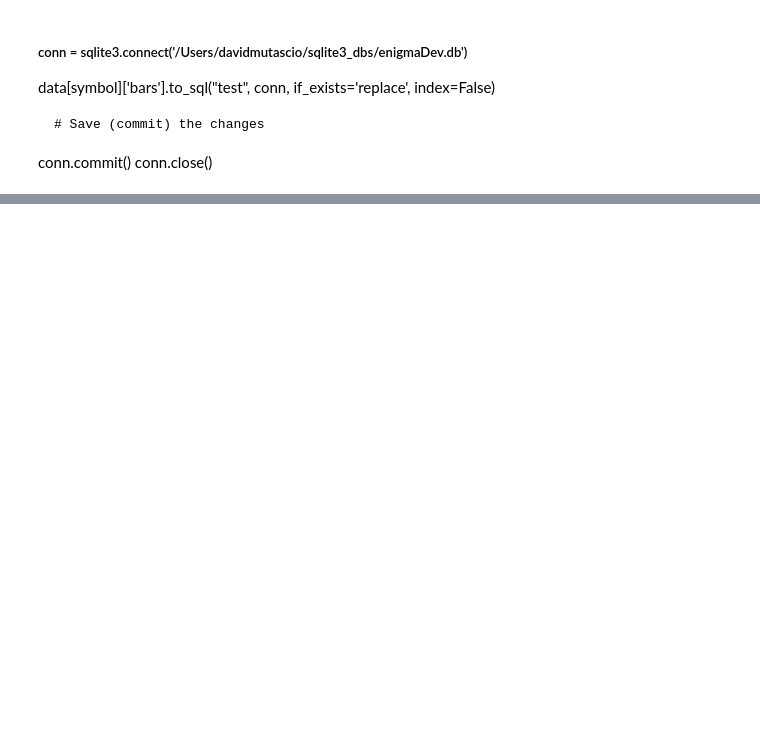
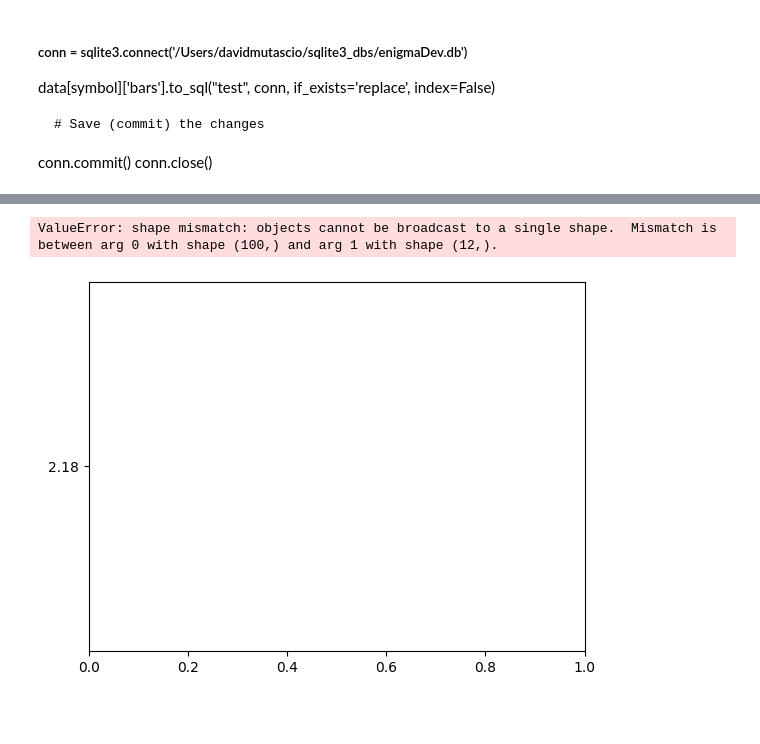
Before and after one commit to dmutascio/enigmaTrainer, a Jupyter notebook: enigmaTrainer.ipynb, the cells around one changed output, grey strips where cells are left out. Saved outputs shown, nothing was run; the diff lists cells and outputs as text; code cells hidden in the pictures; blank space fills up the shorter version.

```diff
--- a/enigmaTrainer.ipynb
+++ b/enigmaTrainer.ipynb
@@ -1094,2 +1133,11 @@ print(df)
+# %%
+plt.bar(range(1, 100+1), df['EPS'][:-100])
+plt.xlabel('Months')
+plt.ylabel('EPS')
+plt.title('EPS for the First 12 Months')
+plt.show()
+# %% [output]
+ValueError: shape mismatch: objects cannot be broadcast to a single shape.  Mismatch is between arg 0 with shape (100,) and arg 1 with shape (12,).
+[figure, added]
 # %% [markdown]
 ######
```
Also changed, not shown: parts of 12 cells of this notebook.
